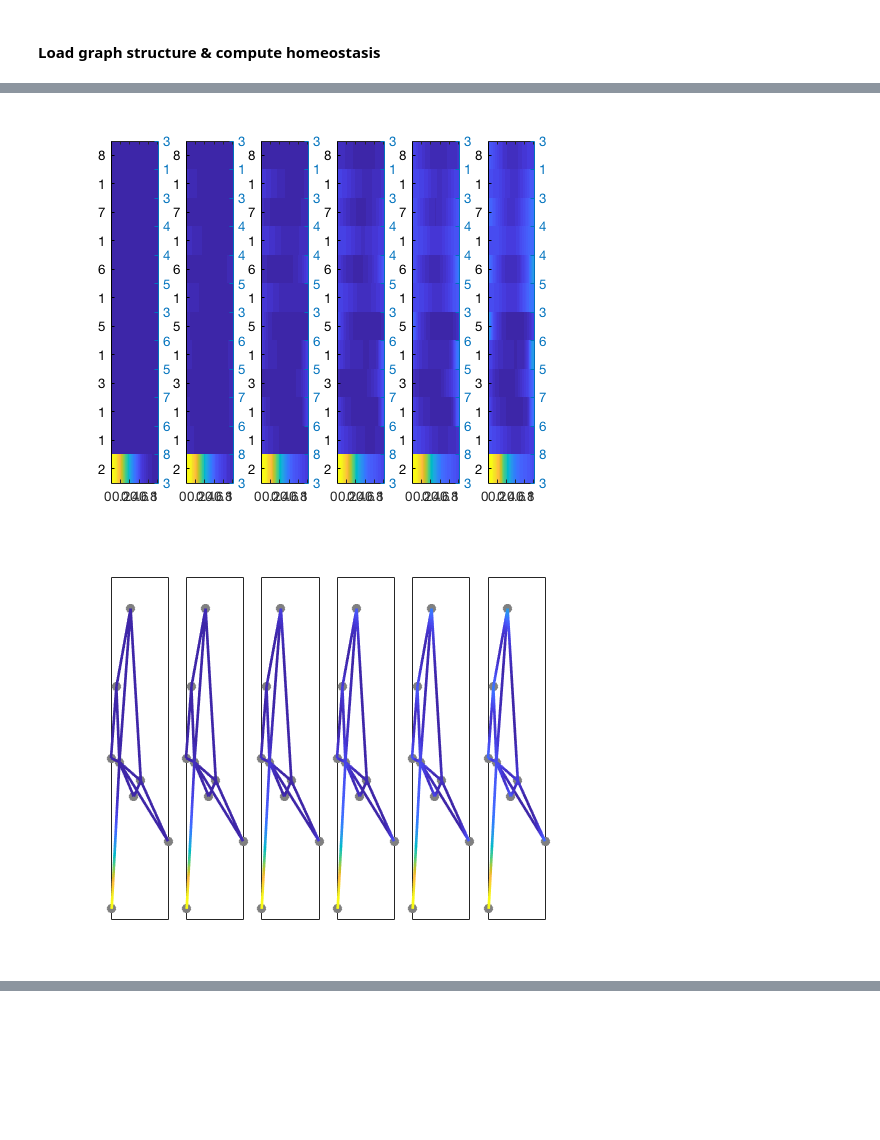
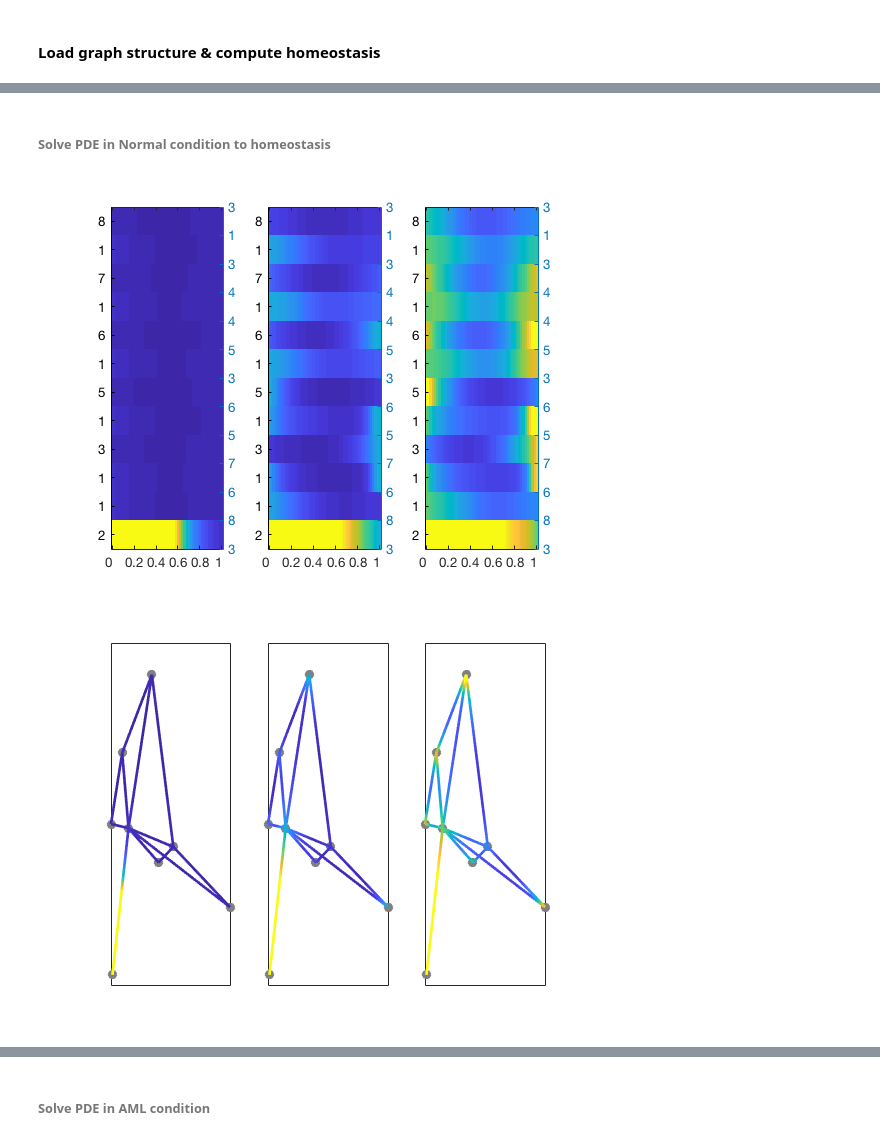
Before and after one commit to heyrim/Mathematical-modeling-with-single-cell-sequencing-data, a Jupyter notebook: Mathematical-modeling-with-single-cell-sequencing-data on Graph.ipynb, the cells around one changed output, grey strips where cells are left out. Saved outputs shown, nothing was run; the diff lists cells and outputs as text; code cells hidden in the pictures; blank space fills up the shorter version.

```diff
--- a/Mathematical-modeling-with-single-cell-sequencing-data on Graph.ipynb
+++ b/Mathematical-modeling-with-single-cell-sequencing-data on Graph.ipynb
@@ -20,4 +17,7 @@ Warning: The value of local variables may have been changed to match the globals
 # %%
-T = 5; dt = 0.0001; Tstep = 1;
+%% IC
+[uinit] = IC_graph( 0.5, uHS*0.05, ntest );
+
+T = 4; dt = 0.00025; Tstep = 2;
 [uPlot, nCellPlot] = Time_Integ_RK4( @Compute_du_graph, @BC_graph, uinit, T, dt, Tstep, @Compute_nCell_graph );
 # %% [output]
@@ -25,8 +25,13 @@ Elapsed time is 31.433994 seconds.
+# %% [markdown]
+###### Solve PDE in Normal condition to homeostasis
 # %%
 for nn = 1:size( uPlot, 3 );
-    plot_graph3d( uPlot(:,:,nn), 111, [1,size( uPlot, 3 ),nn] ); caxis( [ ])
-    plot_graph2d( uPlot(:,:,nn), 112, [1,size( uPlot, 3 ),nn] );
+    plot_graph3d( uPlot(:,:,nn), 111, [1,size( uPlot, 3 ),nn] ); caxis( [0 1])
+    plot_graph2d( uPlot(:,:,nn), 112, [1,size( uPlot, 3 ),nn] ); caxis( [0 1])
 end
+figure; hold on;
+plot( [0:Tstep:T], nCellPlot' );
+    xlabel( 'time' ); ylabel( 'cell number' );
 # %% [output]
-[figure, old version]
+[figure, new version]
-[figure, old version]
+[figure, new version]
@@ -32,0 +39,2 @@ end
+# %% [markdown]
+###### Solve PDE in AML condition
```
Also changed, not shown: parts of 4 cells of this notebook.
